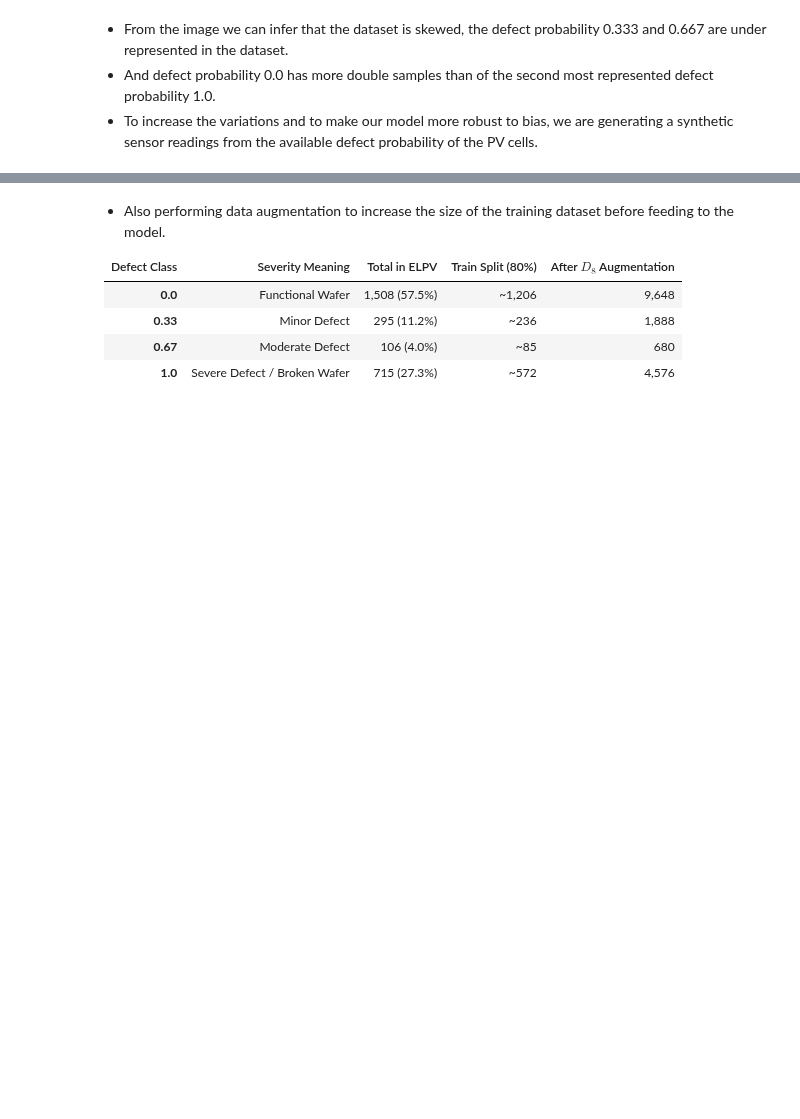
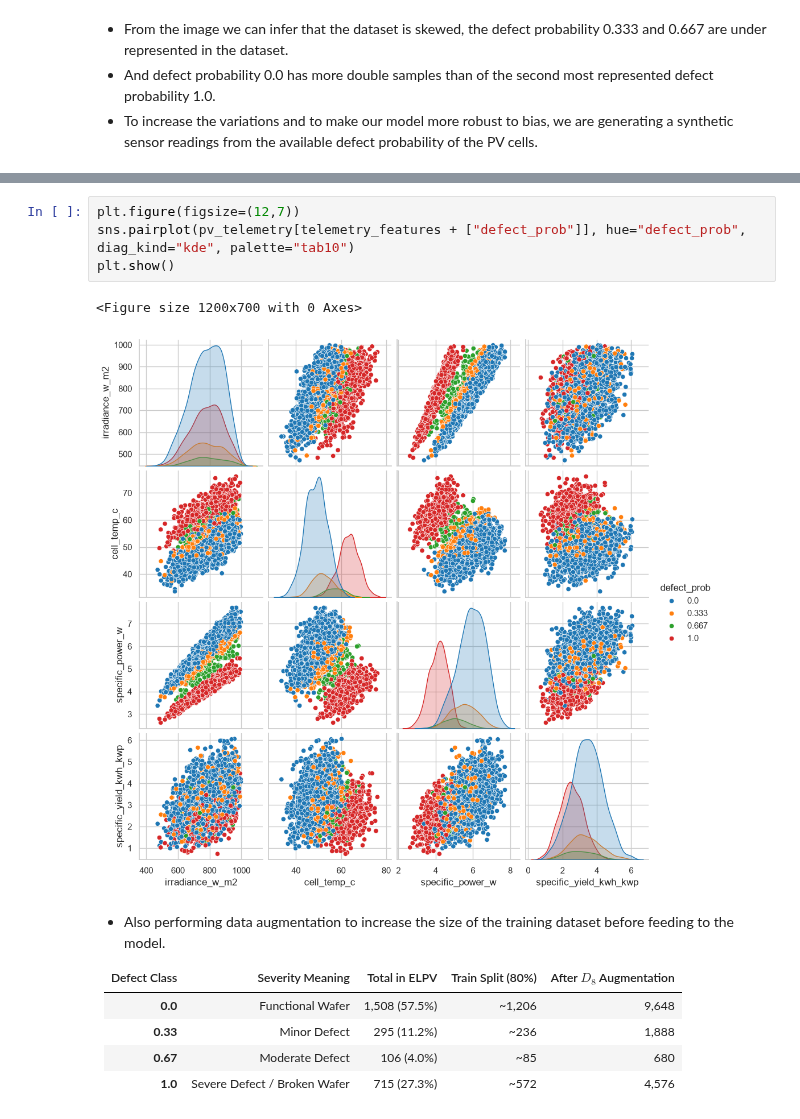
Before and after one commit to Ashutosh-Dwibedi/solarPV-defect-detection, a Jupyter notebook: src/solar_pv_main.ipynb, the cells around one changed output, grey strips where cells are left out. Saved outputs shown, nothing was run; the diff lists cells and outputs as text; blank space fills up the shorter version.

```diff
--- a/src/solar_pv_main.ipynb
+++ b/src/solar_pv_main.ipynb
@@ -146,3 +212,10 @@ None
+# %%
+plt.figure(figsize=(12,7))
+sns.pairplot(pv_telemetry[telemetry_features + ["defect_prob"]], hue="defect_prob", diag_kind="kde", palette="tab10")
+plt.show()
+# %% [output]
+<Figure size 1200x700 with 0 Axes>
+[figure, added]
 # %% [markdown]
 * Also performing data augmentation to increase the size of the training dataset before feeding to the model.
 
```
Also changed, not shown: parts of 10 cells of this notebook, 2 other files.
